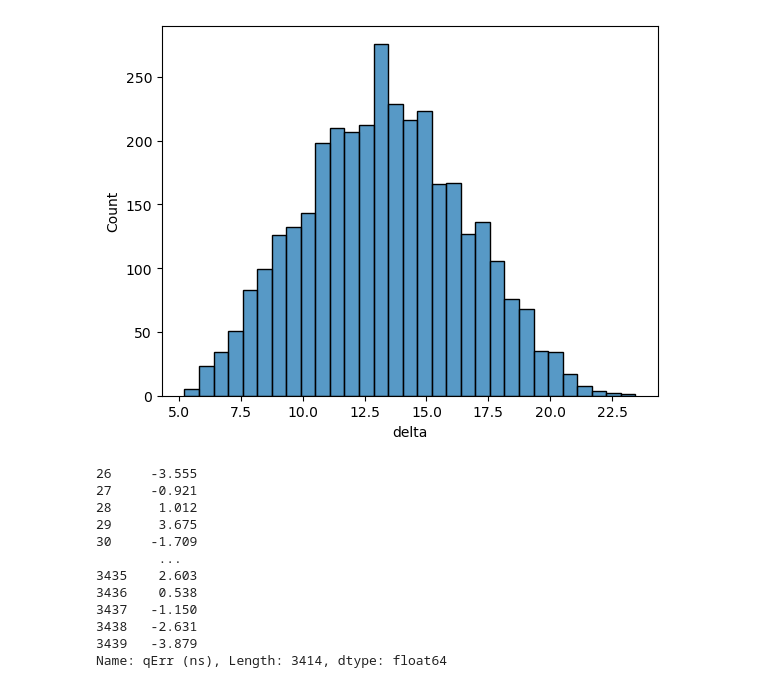
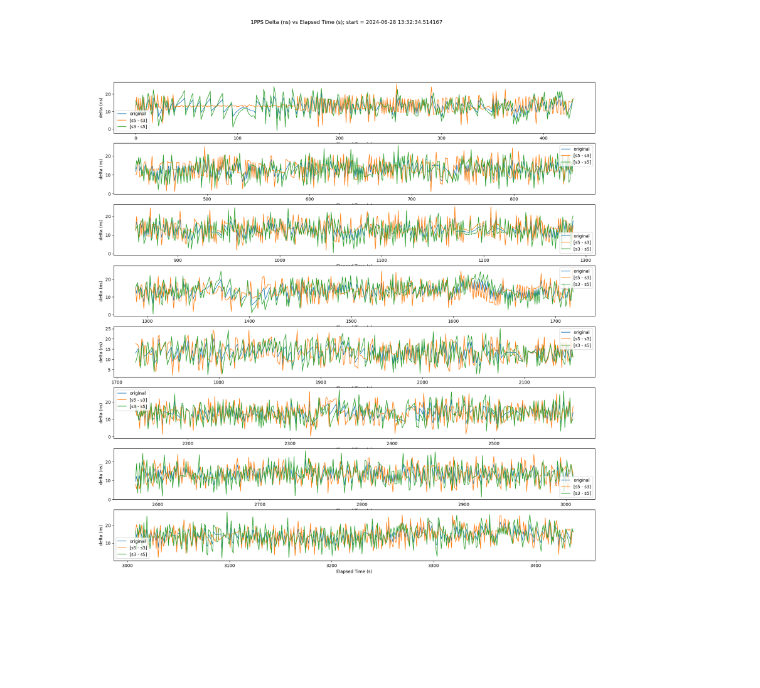
Before and after one commit to panoseti/gnss-pdft, a Jupyter notebook: qerr/plot_qerr_data.ipynb, the cells around one changed output. Drawn from its saved outputs; the diff is of its cells as text; code cells hidden in the pictures; blank space fills up the shorter version.

Commit message:
Finish initial work on code to subtract qerrs from delta ts.

```diff
--- a/qerr/plot_qerr_data.ipynb
+++ b/qerr/plot_qerr_data.ipynb
@@ -45,7 +45,7 @@ def scope_to_df(dataDir):
     df = pd.DataFrame(
         {
             'unix_timestamp': allTimes,
-            'delta': allDeltas
+            'delta (ns)': allDeltas
         }
     )
     return df
@@ -133,26 +144,14 @@ qerr_vs_time(s3_aligned, 's3 aligned'), qerr_vs_time(s5_aligned, 's5 aligned')
-# %%
-sns.histplot(d_aligned, x='delta');
-# %% [output]
-[figure, removed]
-# %%
-# Original deltas
-f, ax = plt.subplots(1, 1, figsize=(20, 5))
-sns.lineplot(d_aligned, x='', y='qErr (ps)', linewidth=1.2, ax=ax)
-sns.regplot(df, x='seconds elapsed', y='qErr (ps)', scatter=True, ax=ax, order=15, scatter_kws={'s':2})
-
-ax.set_title(f'Q-Errors (ps) vs Elapsed Time (s) [{scope_name}]');
-ax.set_xlabel('Elapsed Time (s)')
-ax.set_ylabel('Q-Errors (ps)')
-# %% [output]
-26     -3.555
-27     -0.921
-28      1.012
-29      3.675
-30     -1.709
-        ...
-3435    2.603
-3436    0.538
-3437   -1.150
-3438   -2.631
-3439   -3.879
-Name: qErr (ns), Length: 3414, dtype: float64
+# %%
+# Original deltas
+nslices = 8
+slice_size = (len(d_aligned) // nslices)
+f, axs = plt.subplots(nslices, 1, figsize=(20, 20))
+f.suptitle(f'1PPS Delta (ns) vs Elapsed Time (s); start = {d_aligned["unix_timestamp"][0]}');
+
+for i in range(nslices):
+    d_aligned_slice = d_aligned[slice_size * i: slice_size * (i + 1)]
+    sns.lineplot(d_aligned_slice, x='Elapsed Time (s)', y='delta (ns)', linewidth=1.2, ax=axs[i], label='original')
+    sns.lineplot(d_aligned_slice, x='Elapsed Time (s)', y='delta & qerrs (ns) [s5 - s3]', linewidth=1.2, ax=axs[i], label='[s5 - s3]')
+    sns.lineplot(d_aligned_slice, x='Elapsed Time (s)', y='delta & qerrs (ns) [s3 - s5]', linewidth=1.2, ax=axs[i], label='[s3 - s5]')
+# %% [output]
+[figure, added]
```
Also changed, not shown: parts of 8 cells of this notebook.
